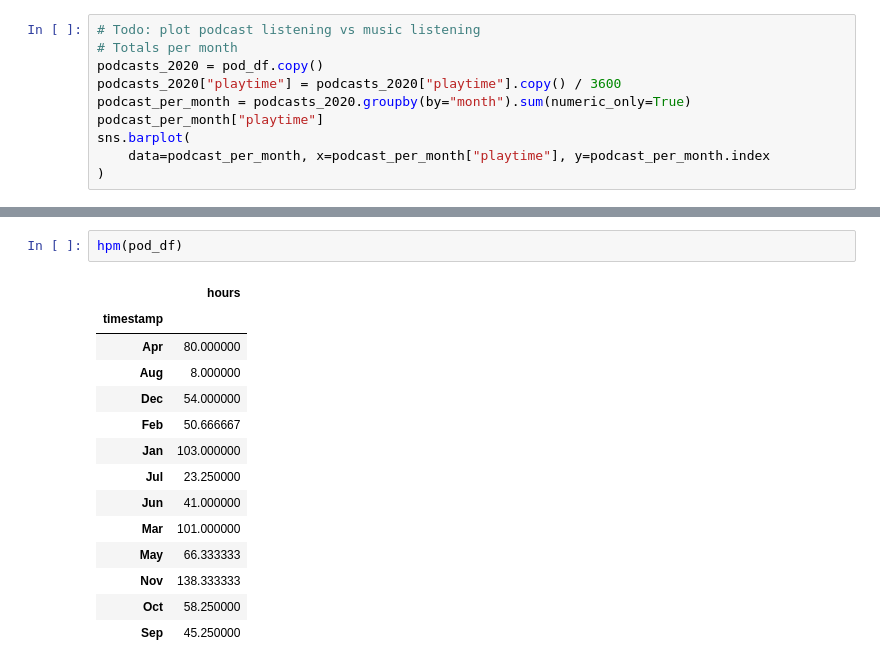
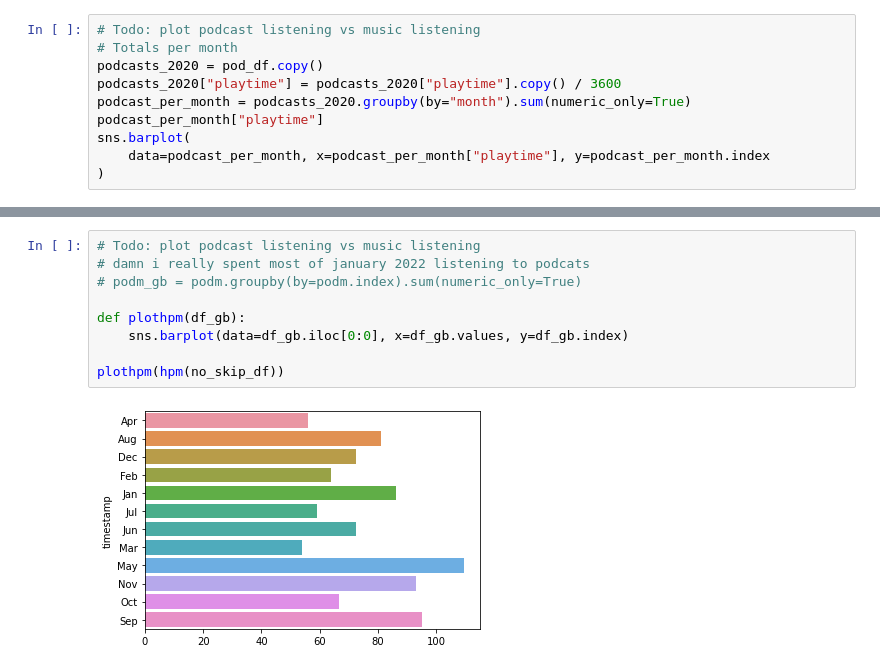
Before and after one commit to mmmuir/CL_DA2, a Jupyter notebook: ios_analysis.ipynb, the cells around one changed output, grey strips where cells are left out. Cells and saved outputs as stored; diff of their text form.

```diff
--- a/ios_analysis.ipynb
+++ b/ios_analysis.ipynb
@@ -317,17 +433,11 @@ Name: playtime, dtype: float64
-# %%
-hpm(pod_df)
-# %% [output]
-|  | hours |
-| timestamp |  |
-| Apr | 80.000000 |
-| Aug | 8.000000 |
-| Dec | 54.000000 |
-| Feb | 50.666667 |
-| Jan | 103.000000 |
-| Jul | 23.250000 |
-| Jun | 41.000000 |
-| Mar | 101.000000 |
-| May | 66.333333 |
-| Nov | 138.333333 |
-| Oct | 58.250000 |
-| Sep | 45.250000 |
+# %%
+# Todo: plot podcast listening vs music listening
+# damn i really spent most of january 2022 listening to podcats
+# podm_gb = podm.groupby(by=podm.index).sum(numeric_only=True)
+
+def plothpm(df_gb):
+    sns.barplot(data=df_gb.iloc[0:0], x=df_gb.values, y=df_gb.index)
+
+plothpm(hpm(no_skip_df))
+# %% [output]
+[figure, added]
```
Also changed, not shown: parts of 34 cells of this notebook.
